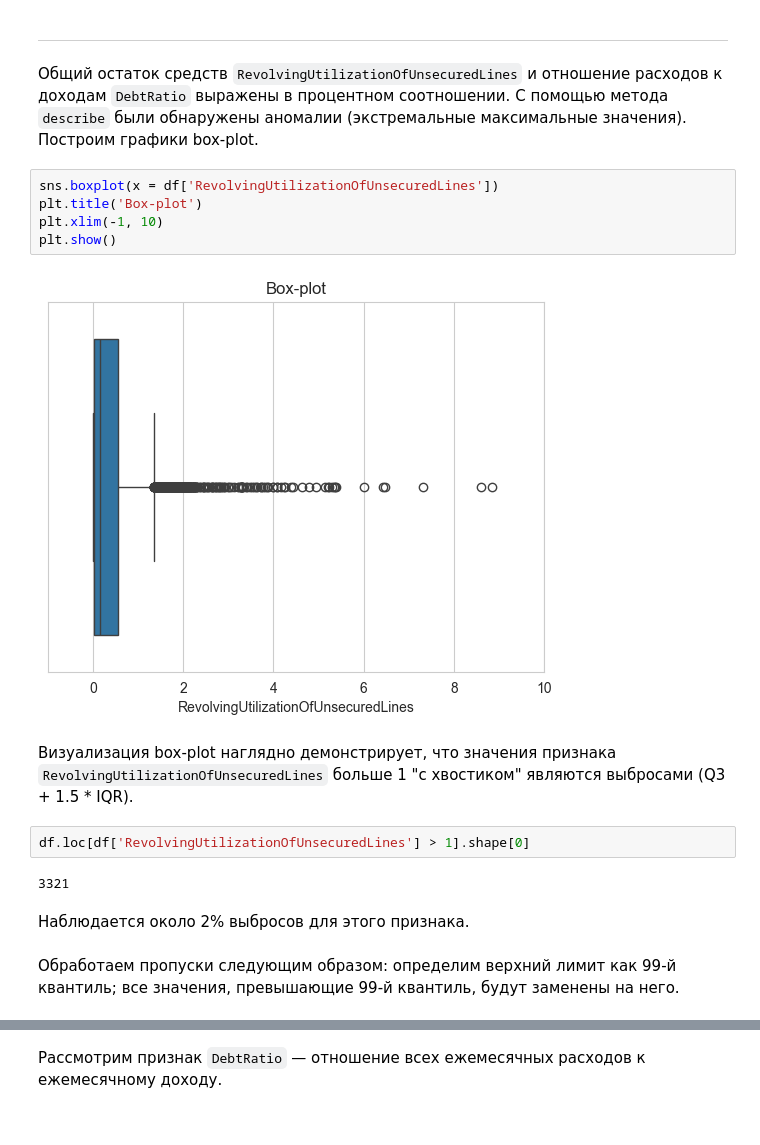
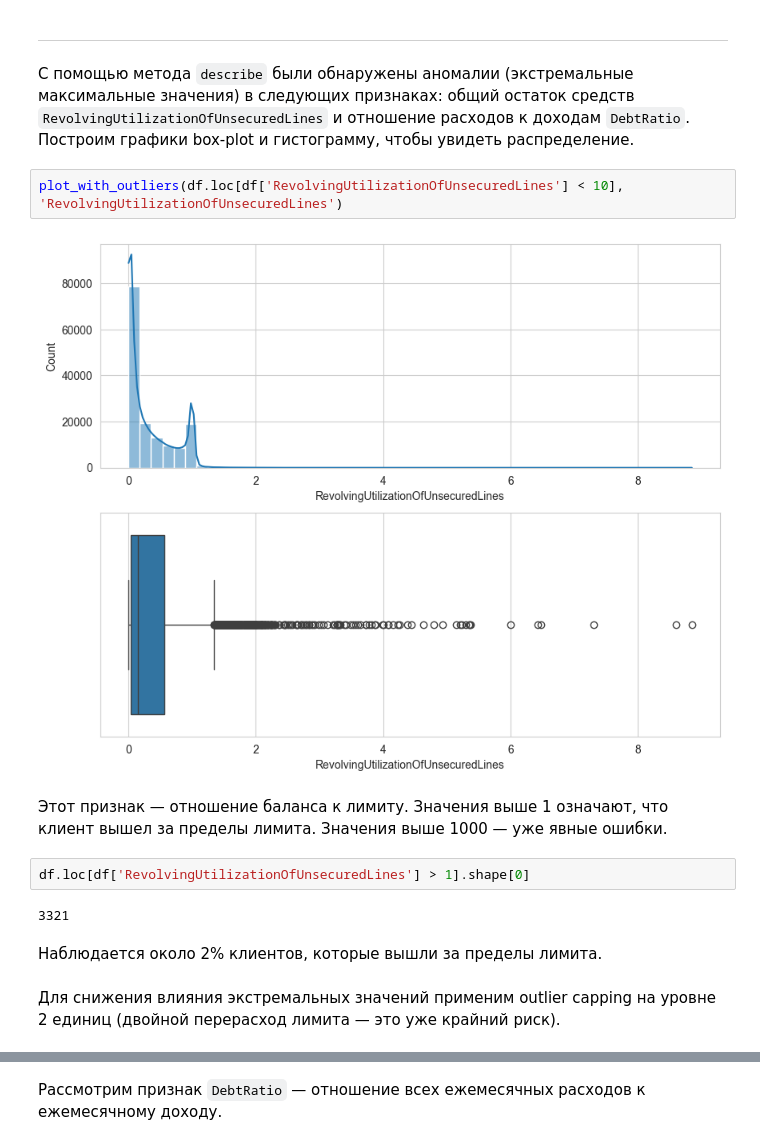
Before and after one commit to george-gh5/credit-scoring-ml, a Jupyter notebook: notebooks/01_eda_and_prep.ipynb, the cells around one changed output, grey strips where cells are left out. Cells and saved outputs as stored; diff of their text form.

```diff
--- a/notebooks/01_eda_and_prep.ipynb
+++ b/notebooks/01_eda_and_prep.ipynb
@@ -245,22 +245,19 @@ plt.show()
 # %% [markdown]
 ---
 # %% [markdown]
-Общий остаток средств `RevolvingUtilizationOfUnsecuredLines` и отношение расходов к доходам `DebtRatio` выражены в процентном соотношении. С помощью метода `describe` были обнаружены аномалии (экстремальные максимальные значения). Построим графики box-plot.
+С помощью метода `describe` были обнаружены аномалии (экстремальные максимальные значения) в следующих признаках: общий остаток средств `RevolvingUtilizationOfUnsecuredLines` и отношение расходов к доходам `DebtRatio`. Построим графики box-plot и гистограмму, чтобы увидеть распределение.
-# %%
-sns.boxplot(x = df['RevolvingUtilizationOfUnsecuredLines'])
-plt.title('Box-plot')
-plt.xlim(-1, 10)
-plt.show()
-# %% [output]
-[figure, removed]
-# %% [markdown]
-Визуализация box-plot наглядно демонстрирует, что значения признака `RevolvingUtilizationOfUnsecuredLines` больше 1 "с хвостиком" являются выбросами (Q3 + 1.5 * IQR).
+# %%
+plot_with_outliers(df.loc[df['RevolvingUtilizationOfUnsecuredLines'] < 10], 'RevolvingUtilizationOfUnsecuredLines')
+# %% [output]
+[figure, added]
+# %% [markdown]
+Этот признак — отношение баланса к лимиту. Значения выше 1 означают, что клиент вышел за пределы лимита. Значения выше 1000 — уже явные ошибки.
 # %%
 df.loc[df['RevolvingUtilizationOfUnsecuredLines'] > 1].shape[0]
 # %% [output]
 3321
 # %% [markdown]
-Наблюдается около 2% выбросов для этого признака.
+Наблюдается около 2% клиентов, которые вышли за пределы лимита.
 # %% [markdown]
-Обработаем пропуски следующим образом: определим верхний лимит как 99-й квантиль; все значения, превышающие 99-й квантиль, будут заменены на него.
+Для снижения влияния экстремальных значений применим outlier capping на уровне 2 единиц (двойной перерасход лимита — это уже крайний риск).
 # %%
```
Also changed, not shown: parts of 16 cells of this notebook, 1 other file.
